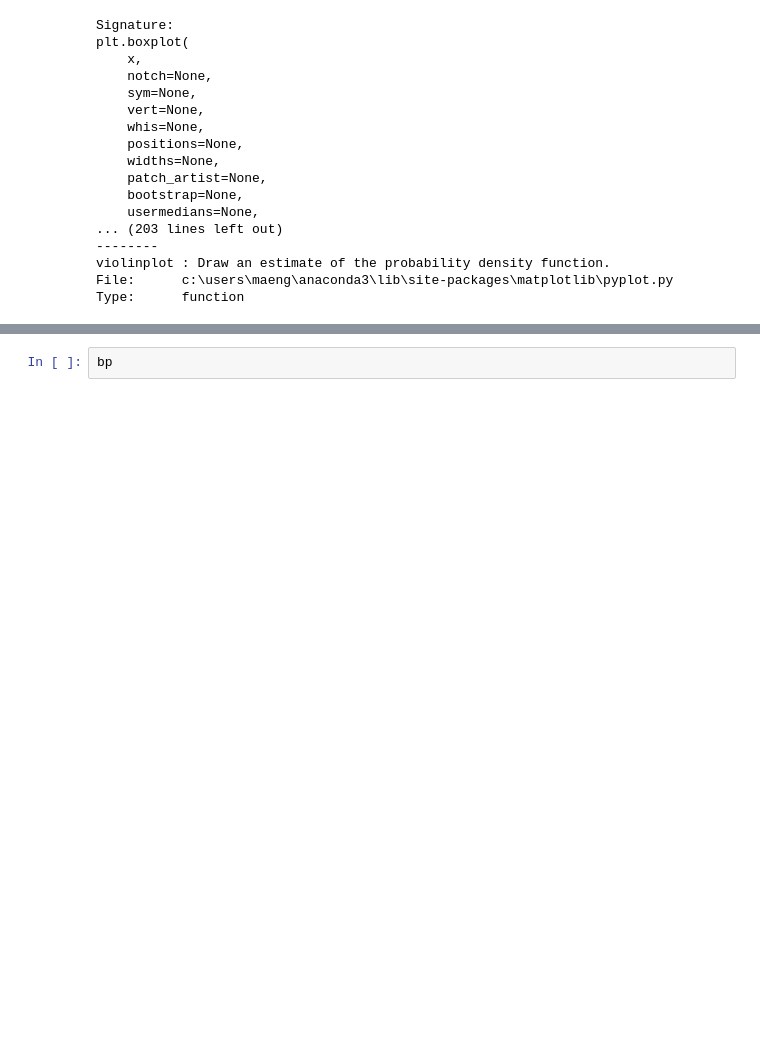
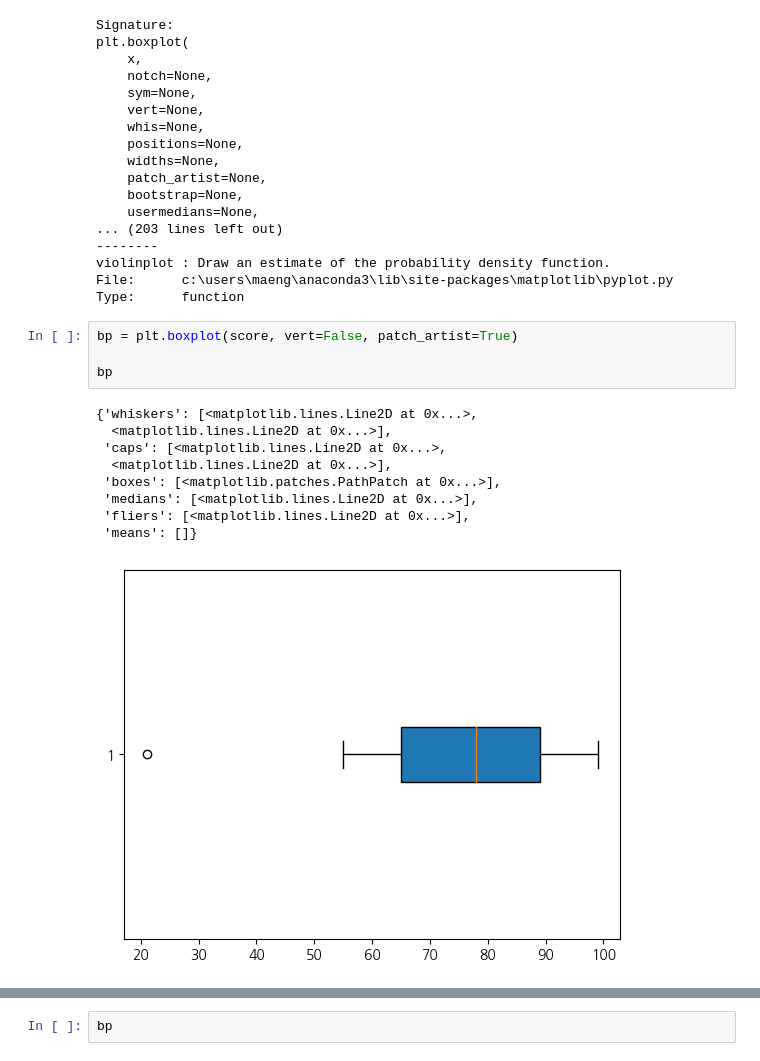
Before and after one commit to yamuzer/WASSUP3, a Jupyter notebook: 04_Data_Visualization/02_맷플롯리브의 여러가지 플롯.ipynb, the cells around one changed output, grey strips where cells are left out. Drawn from its saved outputs; the diff is of its cells as text; blank space fills up the shorter version.

```diff
--- a/04_Data_Visualization/02_맷플롯리브의 여러가지 플롯.ipynb
+++ b/04_Data_Visualization/02_맷플롯리브의 여러가지 플롯.ipynb
@@ -252,6 +296,20 @@ plt.boxplot(
 violinplot : Draw an estimate of the probability density function.
 File:      c:\users\maeng\anaconda3\lib\site-packages\matplotlib\pyplot.py
 Type:      function
+# %%
+bp = plt.boxplot(score, vert=False, patch_artist=True)
+
+bp
+# %% [output]
+{'whiskers': [<matplotlib.lines.Line2D at 0x...>,
+  <matplotlib.lines.Line2D at 0x...>],
+ 'caps': [<matplotlib.lines.Line2D at 0x...>,
+  <matplotlib.lines.Line2D at 0x...>],
+ 'boxes': [<matplotlib.patches.PathPatch at 0x...>],
+ 'medians': [<matplotlib.lines.Line2D at 0x...>],
+ 'fliers': [<matplotlib.lines.Line2D at 0x...>],
+ 'means': []}
+[figure, added]
 # %%
 bp = plt.boxplot(score, vert=False, patch_artist=True)
 # bp
```
Also changed, not shown: parts of 37 cells of this notebook, 5 other files.
